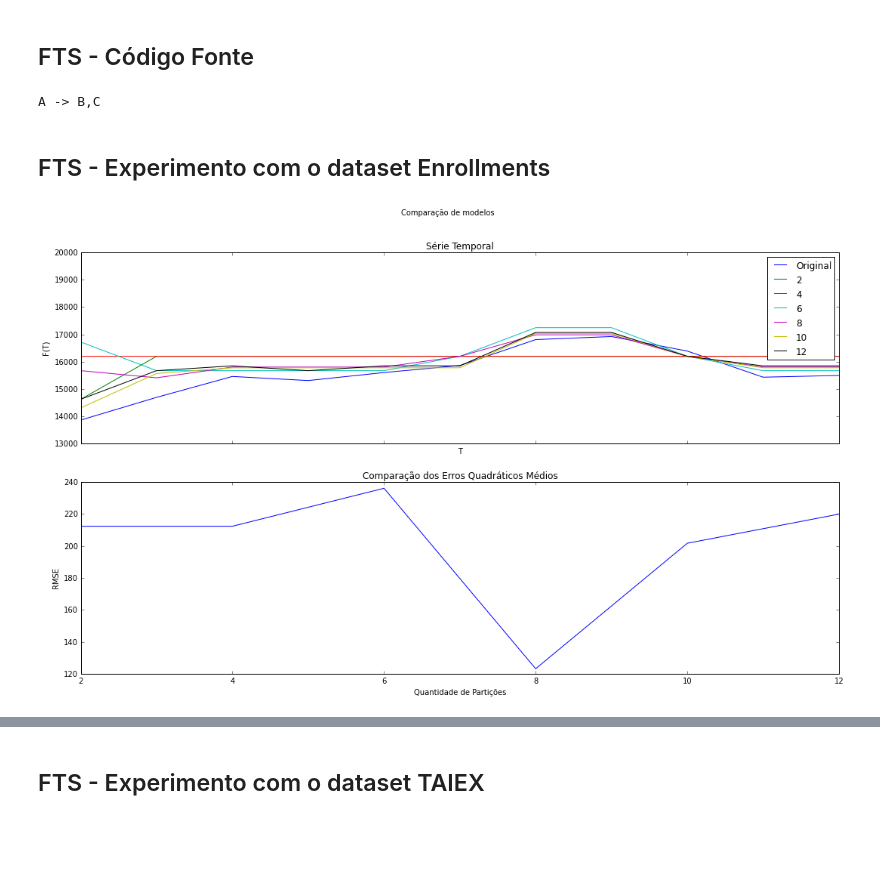
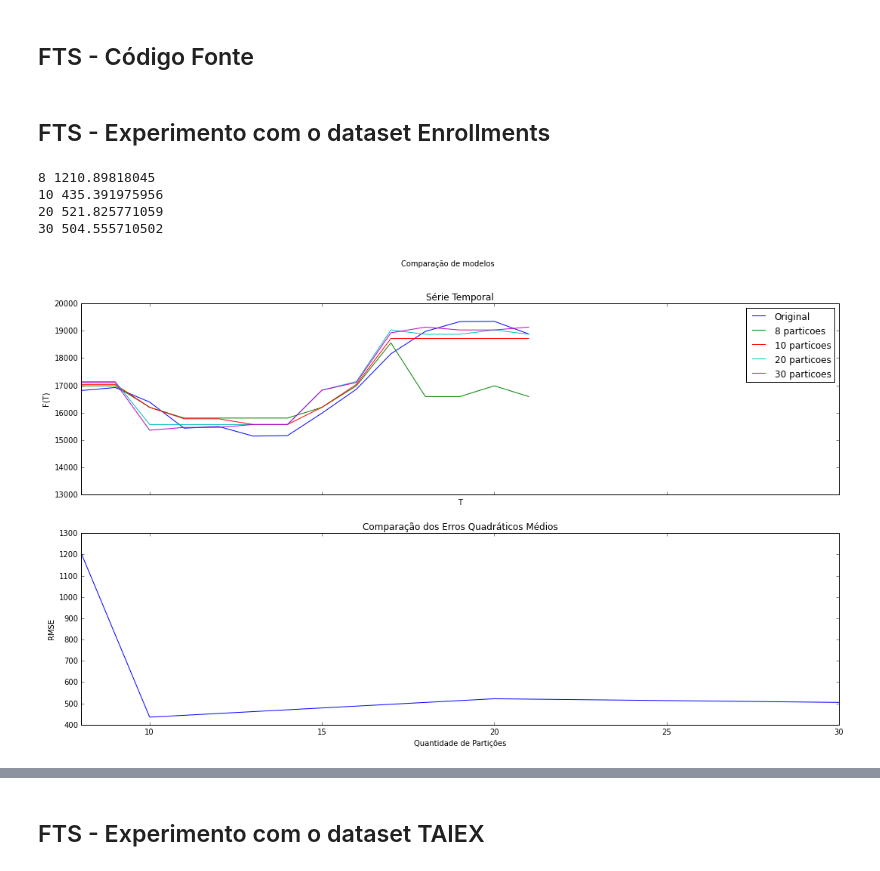
Before and after one commit to petroniocandido/FuzzyTimeSeries, a Jupyter notebook: FTS.ipynb, the cells around one changed output, grey strips where cells are left out. Saved outputs shown, nothing was run; the diff lists cells and outputs as text; code cells hidden in the pictures; blank space fills up the shorter version.

Commit message:
Correção na função RMSE

```diff
--- a/FTS.ipynb
+++ b/FTS.ipynb
@@ -198,8 +210,8 @@ class FTS:
 # %% [markdown]
 ### Funções Auxiliares
-# %%
-def rmse(a,b):
-    return math.sqrt(sum(a-b)**2)/len(a)
+# %%
+def rmse(predictions,targets):
+    return np.sqrt(np.mean((predictions-targets)**2))
 # %%
 def SelecaoSimples_MenorRMSE(original,parameters,modelo):
 	errors = []
@@ -211,15 +223,16 @@ def SelecaoSimples_MenorRMSE(original,parameters,modelo):
 	ax0.set_ylabel('F(T)')
 	ax0.set_xlabel('T')
 	ax0.plot(original,label="Original")
-	min_rmse = 1000.0
-	best = modelo()
+	min_rmse = 100000.0
+	best = None
 	for p in parameters:
 		sets = GridPartitionerTrimf(original,p)
-		fts = modelo()
+		fts = modelo(str(p)+ " particoes")
 		fts.learn(original,sets)
 		predicted = [fts.predict(xx) for xx in original]
-		ax0.plot(predicted,label=str(p))
-		error = rmse(original,predicted)
+		ax0.plot(predicted,label=fts.name)
+		error = rmse(np.array(predicted),np.array(original))
+		print(p,error)
 		errors.append(error)
 		if error < min_rmse:
 			min_rmse = error
@@ -256,17 +269,10 @@ class FirstOrderFLRG:
 				tmp2 = tmp2 + ","
 			tmp2 = tmp2 + c
 		return tmp + tmp2
-# %%
-flrgx = FLRG("A")
-flrgx.append("B")
-flrgx.append("C")
-print(flrgx)
-# %% [output]
-A -> B,C
 # %%
 class FirstOrderFTS(FTS):
-	def __init__(self):
-		super(FirstOrderFTS, self).__init__(1)
+	def __init__(self,name):
+		super(FirstOrderFTS, self).__init__(1,name)
 
 	def defuzzy(self,data):
 
@@ -300,19 +306,21 @@ class FirstOrderFTS(FTS):
 
 			if count > self.order:
 				if last["fuzzyset"] not in self.flrgs:
-					self.flrgs[last["fuzzyset"]] = FLRG(last["fuzzyset"])
+					self.flrgs[last["fuzzyset"]] = FirstOrderFLRG(last["fuzzyset"])
 
 				self.flrgs[last["fuzzyset"]].append(actual["fuzzyset"])
 			count = count + 1
 			last = actual
-	def predict(self,data):
-		return self.defuzzy(data)
 # %% [markdown]
 ## FTS - Experimento com o dataset Enrollments
 # %%
-fts1 = SelecaoSimples_MenorRMSE(enrollments["Enrollments"],[2,4,6,8,10,12],FirstOrderFTS)
+fts1 = SelecaoSimples_MenorRMSE(enrollments["Enrollments"],[8, 10,20, 30],FirstOrderFTS)
 # %% [output]
+8 1210.89818045
+10 435.391975956
+20 521.825771059
+30 504.555710502
-[figure, old version]
+[figure, new version]
 # %%
 print(fts1)
 # %% [output]
```
Also changed, not shown: parts of 20 cells of this notebook.
